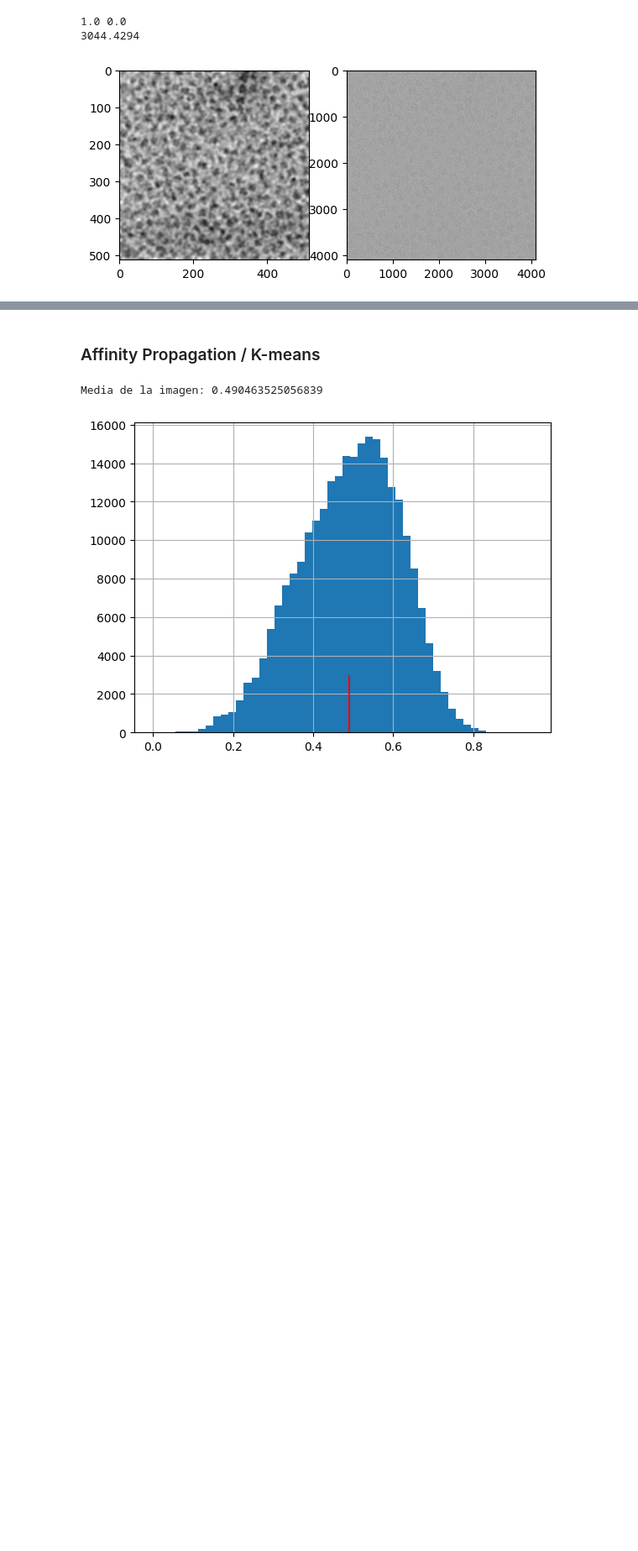
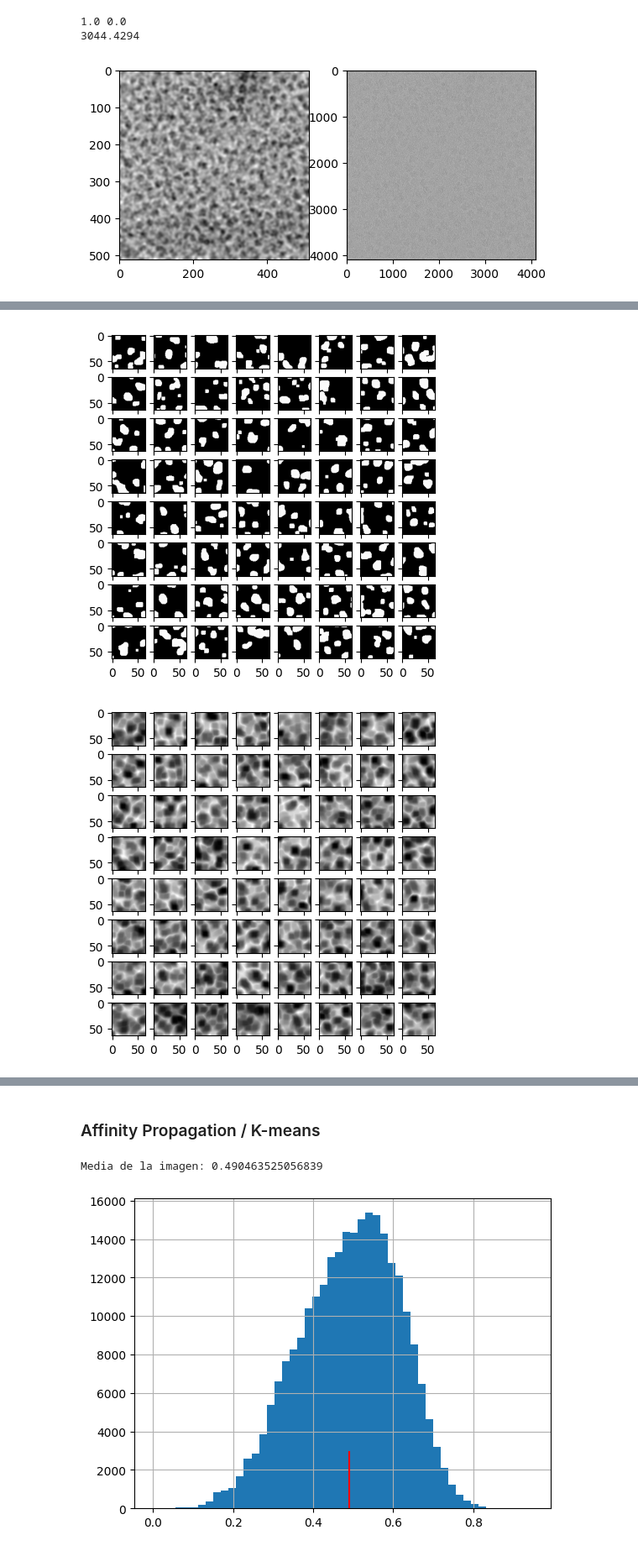
Before and after one commit to Jojo3235/tratamiento-imagense, a Jupyter notebook: Tratamiento de imagenes biomedicas/proyecto/practica.ipynb, the cells around one changed output, grey strips where cells are left out. Shown at 84% size. Drawn from its saved outputs; the diff is of its cells as text; code cells hidden in the pictures; blank space fills up the shorter version.

```diff
--- a/Tratamiento de imagenes biomedicas/proyecto/practica.ipynb
+++ b/Tratamiento de imagenes biomedicas/proyecto/practica.ipynb
@@ -67 +126,19 @@ plt.imshow(min_img, cmap="gray")
+# %%
+fig = plt.figure(figsize= (5,5))
+grid = ImageGrid(fig, 111, nrows_ncols=(n,n), axes_pad=0.1)
+
+for ax, im in zip(grid, masks.values()):
+    ax.imshow(im, cmap="gray")
+
+plt.show()
+fig = plt.figure(figsize= (5,5))
+grid = ImageGrid(fig, 111, nrows_ncols=(n,n), axes_pad=0.1)
+
+for ax, im in zip(grid, images_dict.values()):
+    ax.imshow(im, cmap="gray")
+
+plt.show()
+# %% [output]
+[figure, added]
+[figure, added]
 # %%
```
Also changed, not shown: parts of 13 cells of this notebook.
